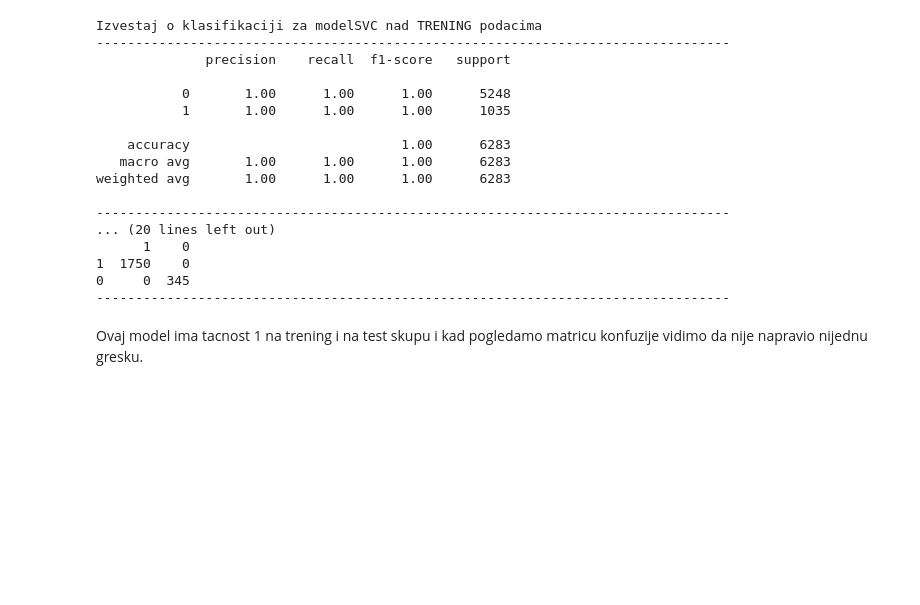
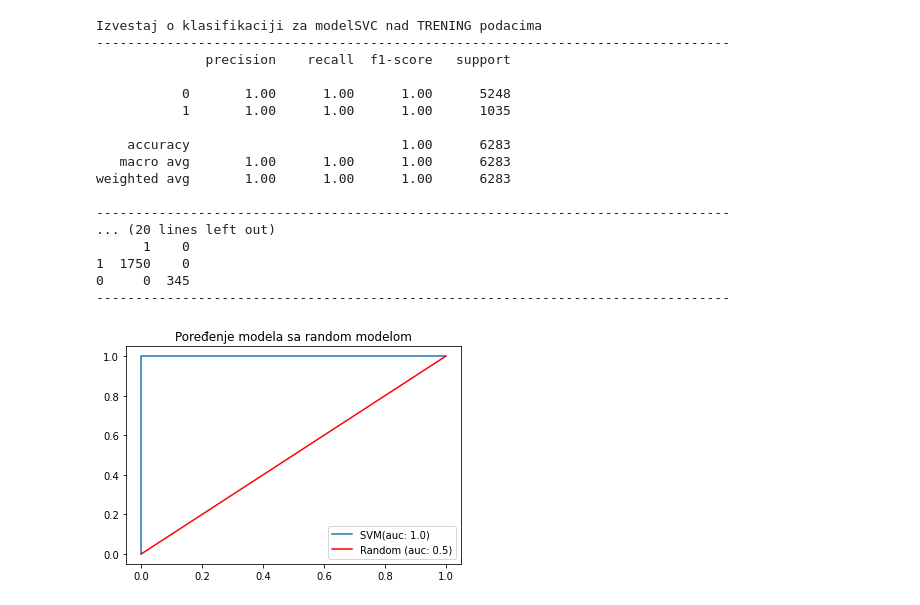
Before and after one commit to MATF-istrazivanje-podataka-1/2023_Data_Mining_SpeedDating_Dataset, a Jupyter notebook: modeli/klasifikacija/SVM.ipynb, the cells around one changed output. Cells and saved outputs as stored; diff of their text form; code cells hidden in the pictures; blank space fills up the shorter version.

```diff
--- a/modeli/klasifikacija/SVM.ipynb
+++ b/modeli/klasifikacija/SVM.ipynb
@@ -152,5 +153,3 @@ weighted avg       1.00      1.00      1.00      6283
 1  1750    0
 0     0  345
 ---------------------------------------------------------------------------------
-# %% [markdown]
-Ovaj model ima tacnost 1 na trening i na test skupu i kad pogledamo matricu konfuzije vidimo da nije napravio nijednu gresku.
@@ -156,0 +158,16 @@ Ovaj model ima tacnost 1 na trening i na test skupu i kad pogledamo matricu konf
+# %%
+models = [best]
+model_names = ['SVM']
+for model, model_name in zip(models, model_names):
+    y_pred = model.predict(X_test)
+    fpr,tpr, _ = roc_curve(y_test, y_pred)
+    auc = roc_auc_score(y_test, y_pred)
+    lab = model_name + "(auc: " + str(round(auc, 2)) + ")"
+    plt.plot(fpr, tpr, label=lab)
+
+plt.plot([0, 1], [0, 1], label='Random (auc: 0.5)', color='red')
+plt.title("Poređenje modela sa random modelom")
+plt.legend()
+plt.show()
+# %% [output]
+[figure, added]
```
Also changed, not shown: parts of 3 cells of this notebook.
